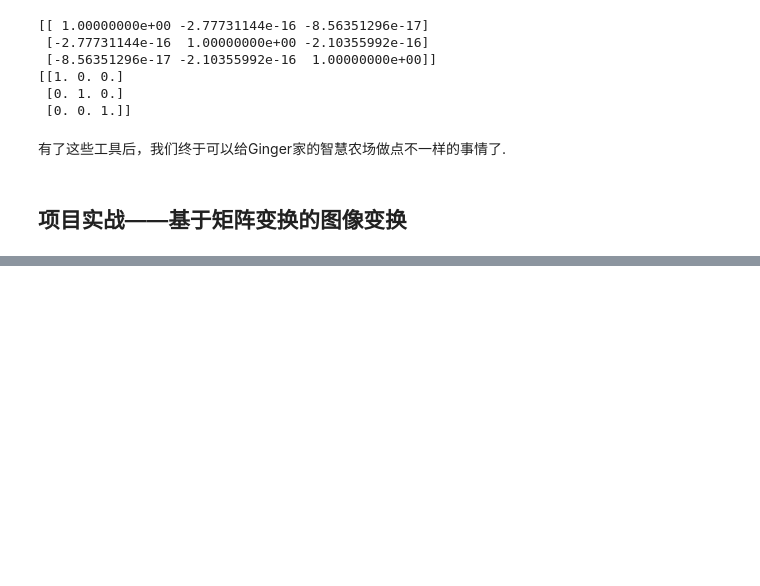
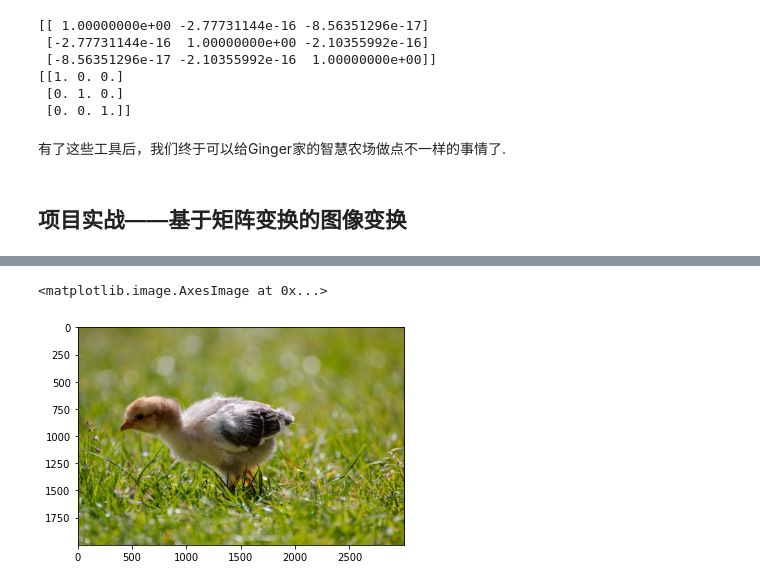
Before and after one commit to Git-Model/__init_Modeling__, a Jupyter notebook: 线性代数/线性代数.ipynb, the cells around one changed output, grey strips where cells are left out. Drawn from its saved outputs; the diff is of its cells as text; code cells hidden in the pictures; blank space fills up the shorter version.

```diff
--- a/线性代数/线性代数.ipynb
+++ b/线性代数/线性代数.ipynb
@@ -945,0 +1107,14 @@ $$
+# %%
+# 在------------位置补全代码
+from skimage import io, transform
+import matplotlib.pyplot as plt
+
+dirpath = "./figures/2-6.jpg"
+img = io.imread(dirpath) #读取数据
+
+# 旋转图像
+img2 = #------------
+plt.imshow(img2)
+# %% [output]
+<matplotlib.image.AxesImage at 0x...>
+[figure, added]
```
Also changed, not shown: parts of 15 cells of this notebook, 2 other files.
